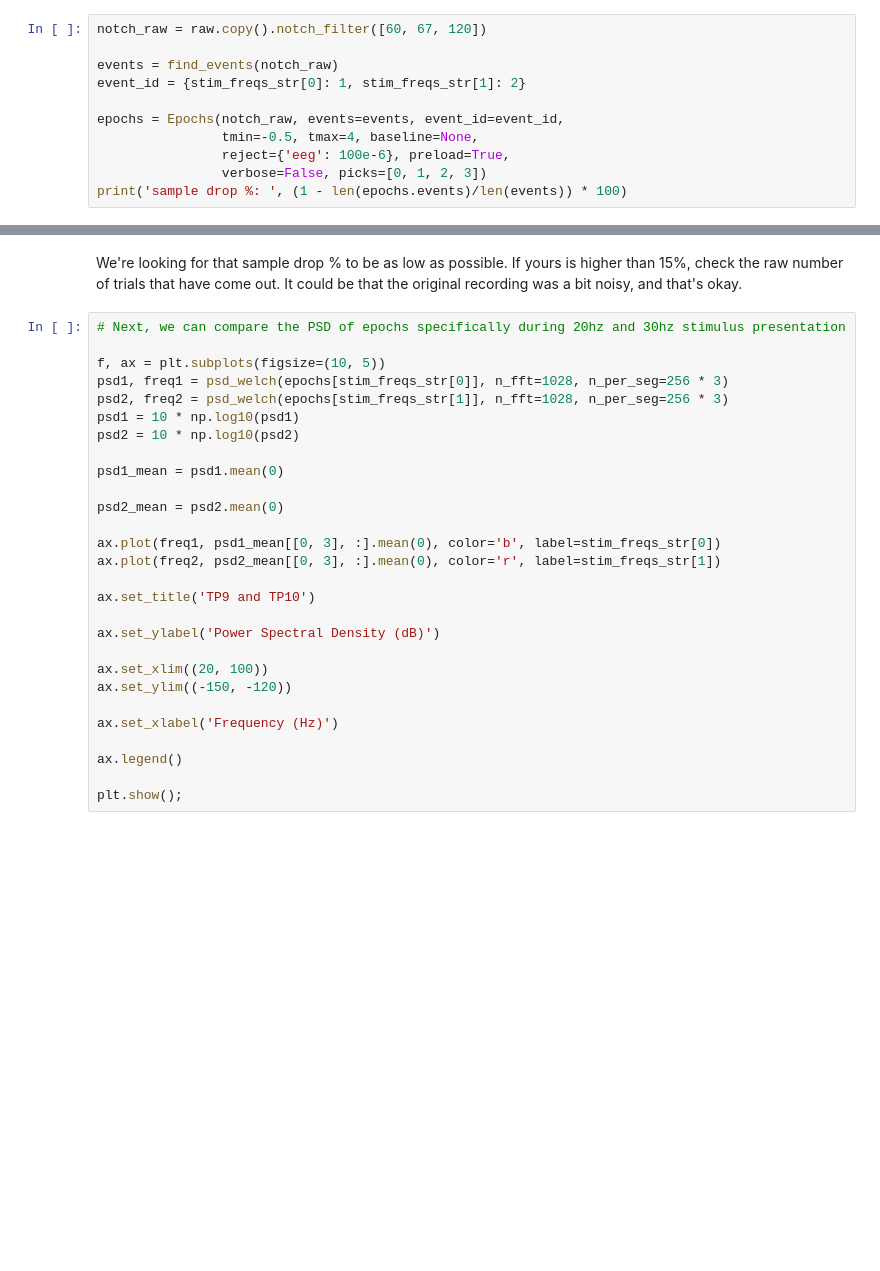
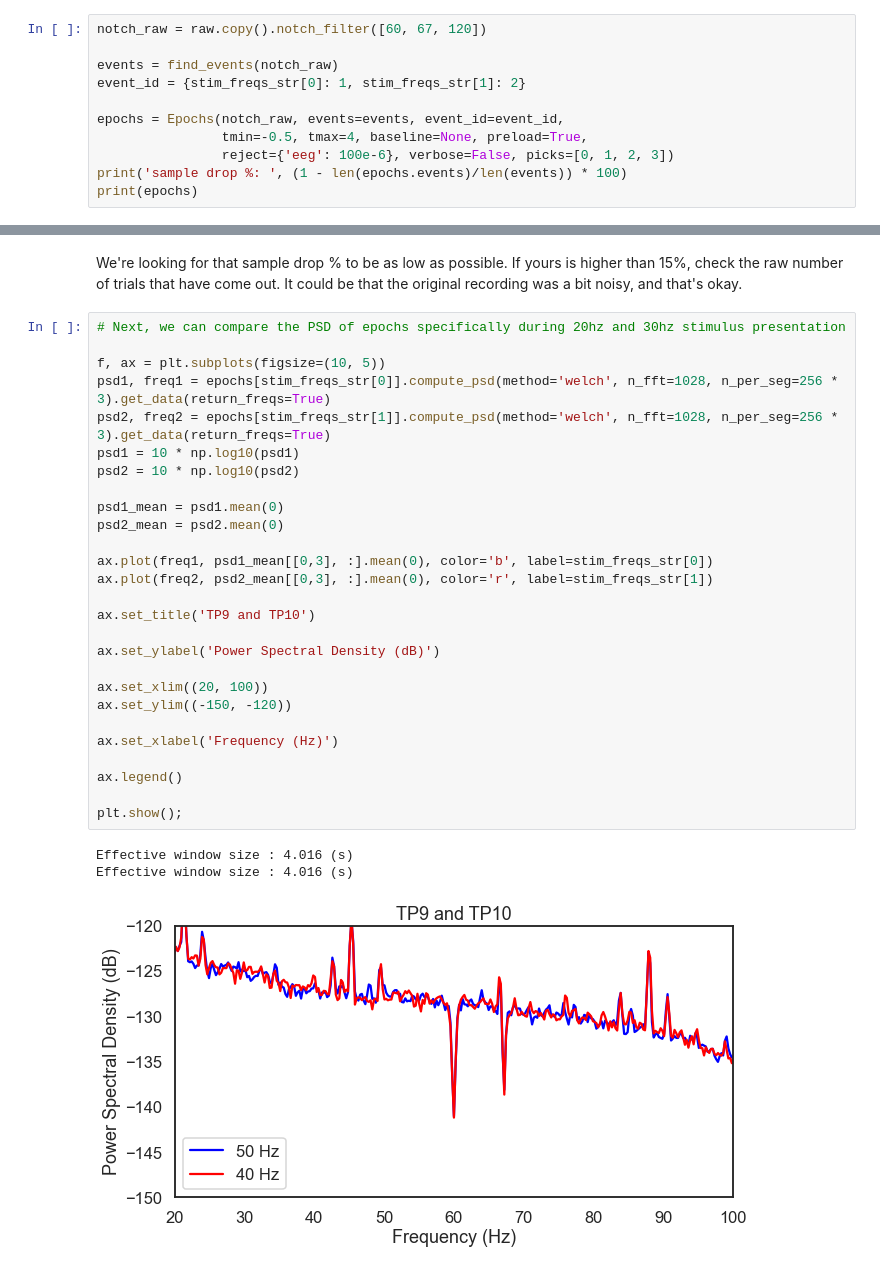
Before and after one commit to tmvchan/intro-eeg-nd, a Jupyter notebook: introeeg_labs/SSAEP_lab.ipynb, the cells around one changed output, grey strips where cells are left out. Saved outputs shown, nothing was run; the diff lists cells and outputs as text; blank space fills up the shorter version.

```diff
--- a/introeeg_labs/SSAEP_lab.ipynb
+++ b/introeeg_labs/SSAEP_lab.ipynb
@@ -84,7 +107,7 @@ events = find_events(notch_raw)
 event_id = {stim_freqs_str[0]: 1, stim_freqs_str[1]: 2}
 
 epochs = Epochs(notch_raw, events=events, event_id=event_id,
-                tmin=-0.5, tmax=4, baseline=None,
-                reject={'eeg': 100e-6}, preload=True,
-                verbose=False, picks=[0, 1, 2, 3])
+                tmin=-0.5, tmax=4, baseline=None, preload=True,
+                reject={'eeg': 100e-6}, verbose=False, picks=[0, 1, 2, 3])
 print('sample drop %: ', (1 - len(epochs.events)/len(events)) * 100)
+print(epochs)
@@ -93,31 +140,34 @@ We're looking for that sample drop % to be as low as possible. If yours is highe
 # %%
 # Next, we can compare the PSD of epochs specifically during 20hz and 30hz stimulus presentation
 
 f, ax = plt.subplots(figsize=(10, 5))
-psd1, freq1 = psd_welch(epochs[stim_freqs_str[0]], n_fft=1028, n_per_seg=256 * 3)
-psd2, freq2 = psd_welch(epochs[stim_freqs_str[1]], n_fft=1028, n_per_seg=256 * 3)
+psd1, freq1 = epochs[stim_freqs_str[0]].compute_psd(method='welch', n_fft=1028, n_per_seg=256 * 3).get_data(return_freqs=True)
+psd2, freq2 = epochs[stim_freqs_str[1]].compute_psd(method='welch', n_fft=1028, n_per_seg=256 * 3).get_data(return_freqs=True)
 psd1 = 10 * np.log10(psd1)
 psd2 = 10 * np.log10(psd2)
 
 psd1_mean = psd1.mean(0)
-
 psd2_mean = psd2.mean(0)
 
-ax.plot(freq1, psd1_mean[[0, 3], :].mean(0), color='b', label=stim_freqs_str[0])
-ax.plot(freq2, psd2_mean[[0, 3], :].mean(0), color='r', label=stim_freqs_str[1])
+ax.plot(freq1, psd1_mean[[0,3], :].mean(0), color='b', label=stim_freqs_str[0])
+ax.plot(freq2, psd2_mean[[0,3], :].mean(0), color='r', label=stim_freqs_str[1])
 
 ax.set_title('TP9 and TP10')
 
 ax.set_ylabel('Power Spectral Density (dB)')
 
 ax.set_xlim((20, 100))
 ax.set_ylim((-150, -120))
 
 ax.set_xlabel('Frequency (Hz)')
 
 ax.legend()
 
 plt.show();
+# %% [output]
+Effective window size : 4.016 (s)
+Effective window size : 4.016 (s)
+[figure, added]
 # %% [markdown]
 Your output should have some semblance of this:
 
```
Also changed, not shown: parts of 8 cells of this notebook, 3 other files.
